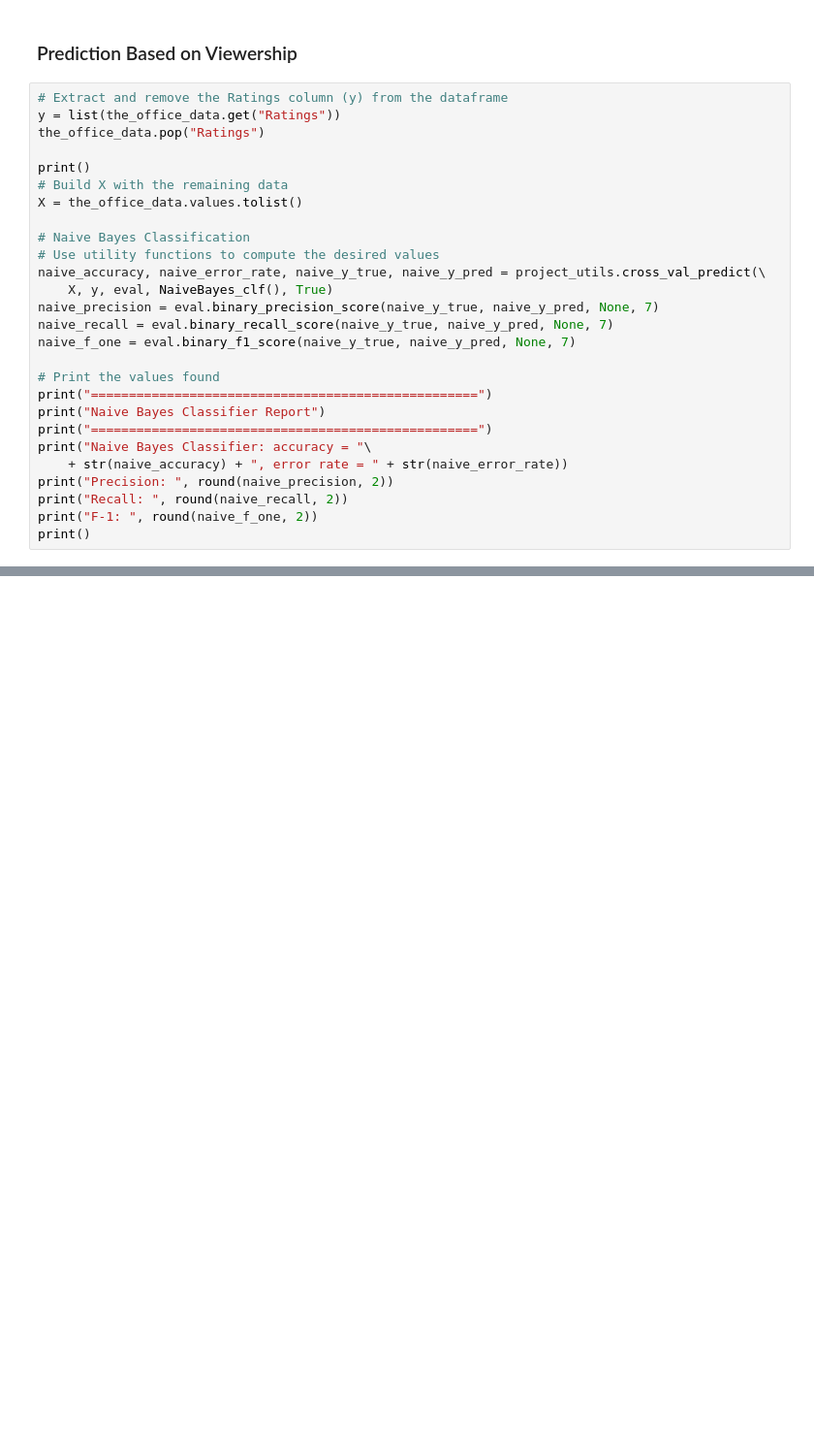
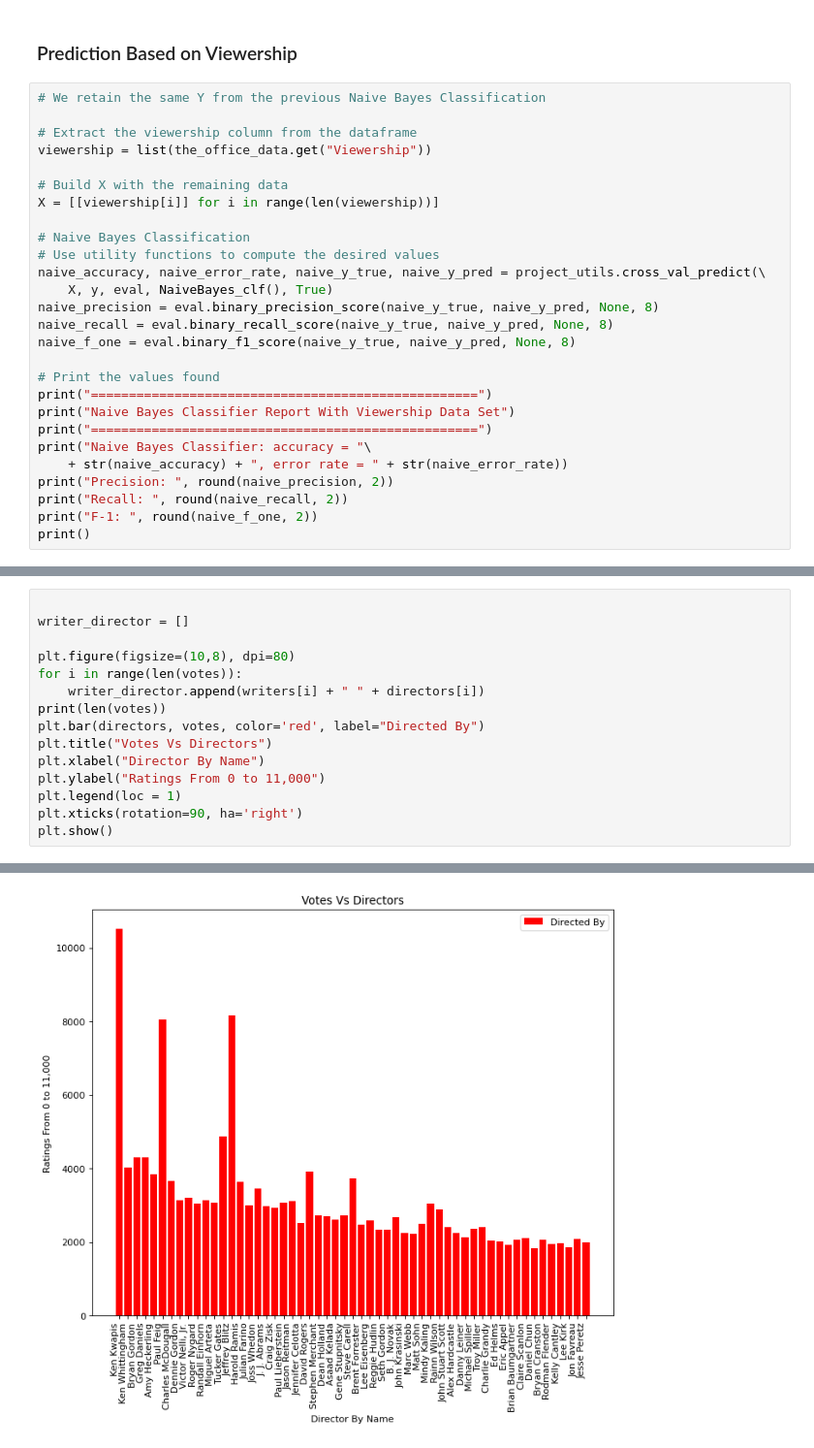
Before and after one commit to cdeide/CPSC-322-Final-Project, a Jupyter notebook: project_review.ipynb, the cells around one changed output, grey strips where cells are left out. Shown at 97% size. Saved outputs shown, nothing was run; the diff lists cells and outputs as text; blank space fills up the shorter version.

```diff
--- a/project_review.ipynb
+++ b/project_review.ipynb
@@ -179,25 +179,25 @@ After finding our results when comparing against our entire cleaned dataset, we
 # %% [markdown]
 ### Prediction Based on Viewership
 # %%
-# Extract and remove the Ratings column (y) from the dataframe
-y = list(the_office_data.get("Ratings"))
-the_office_data.pop("Ratings")
+# We retain the same Y from the previous Naive Bayes Classification
 
-print()
+# Extract the viewership column from the dataframe
+viewership = list(the_office_data.get("Viewership"))
+
 # Build X with the remaining data
-X = the_office_data.values.tolist()
+X = [[viewership[i]] for i in range(len(viewership))]
 
 # Naive Bayes Classification
 # Use utility functions to compute the desired values
 naive_accuracy, naive_error_rate, naive_y_true, naive_y_pred = project_utils.cross_val_predict(\
     X, y, eval, NaiveBayes_clf(), True)
-naive_precision = eval.binary_precision_score(naive_y_true, naive_y_pred, None, 7)
-naive_recall = eval.binary_recall_score(naive_y_true, naive_y_pred, None, 7)
-naive_f_one = eval.binary_f1_score(naive_y_true, naive_y_pred, None, 7)
+naive_precision = eval.binary_precision_score(naive_y_true, naive_y_pred, None, 8)
+naive_recall = eval.binary_recall_score(naive_y_true, naive_y_pred, None, 8)
+naive_f_one = eval.binary_f1_score(naive_y_true, naive_y_pred, None, 8)
 
 # Print the values found
 print("===================================================")
-print("Naive Bayes Classifier Report")
+print("Naive Bayes Classifier Report With Viewership Data Set")
 print("===================================================")
 print("Naive Bayes Classifier: accuracy = "\
     + str(naive_accuracy) + ", error rate = " + str(naive_error_rate))
@@ -207,0 +505,16 @@ print()
+# %%
+
+writer_director = []
+
+plt.figure(figsize=(10,8), dpi=80)
+for i in range(len(votes)):
+    writer_director.append(writers[i] + " " + directors[i])
+print(len(votes))
+plt.bar(directors, votes, color='red', label="Directed By")
+plt.title("Votes Vs Directors")
+plt.xlabel("Director By Name")
+plt.ylabel("Ratings From 0 to 11,000")
+plt.legend(loc = 1)
+plt.xticks(rotation=90, ha='right')
+plt.show()
+# %% [output]
@@ -207,0 +522 @@ print()
+[figure, added]
```
Also changed, not shown: parts of 30 cells of this notebook, 1 other file.
